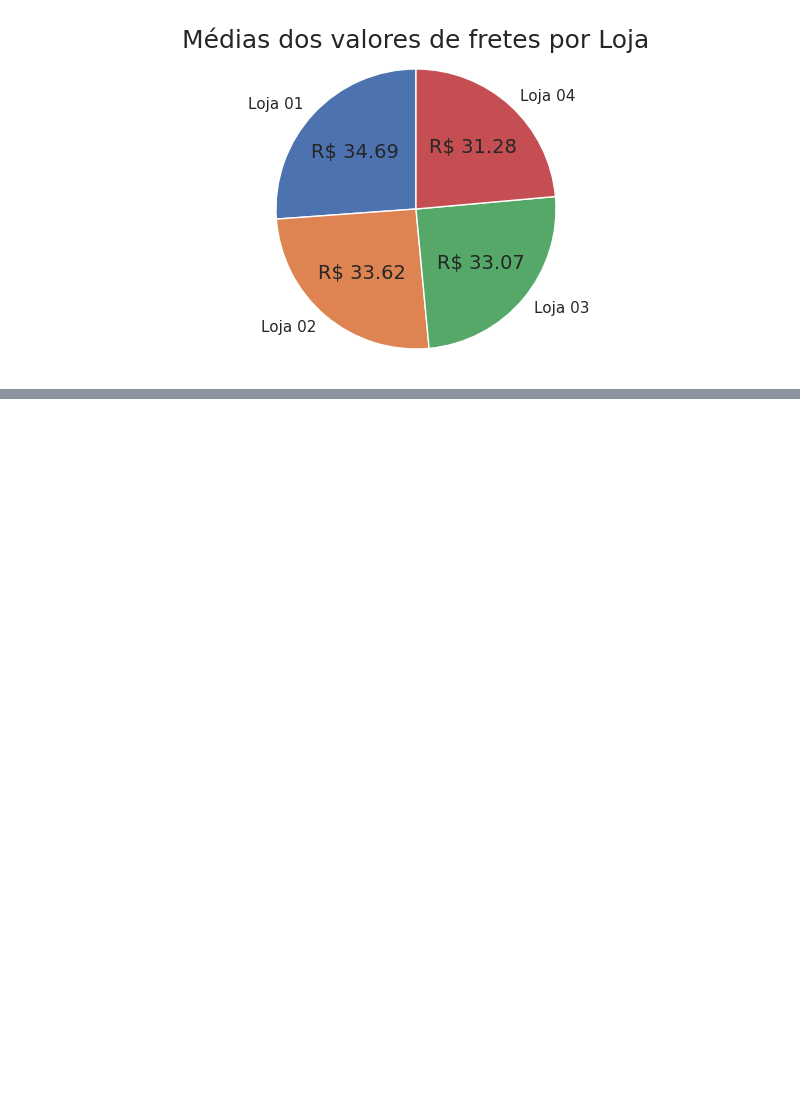
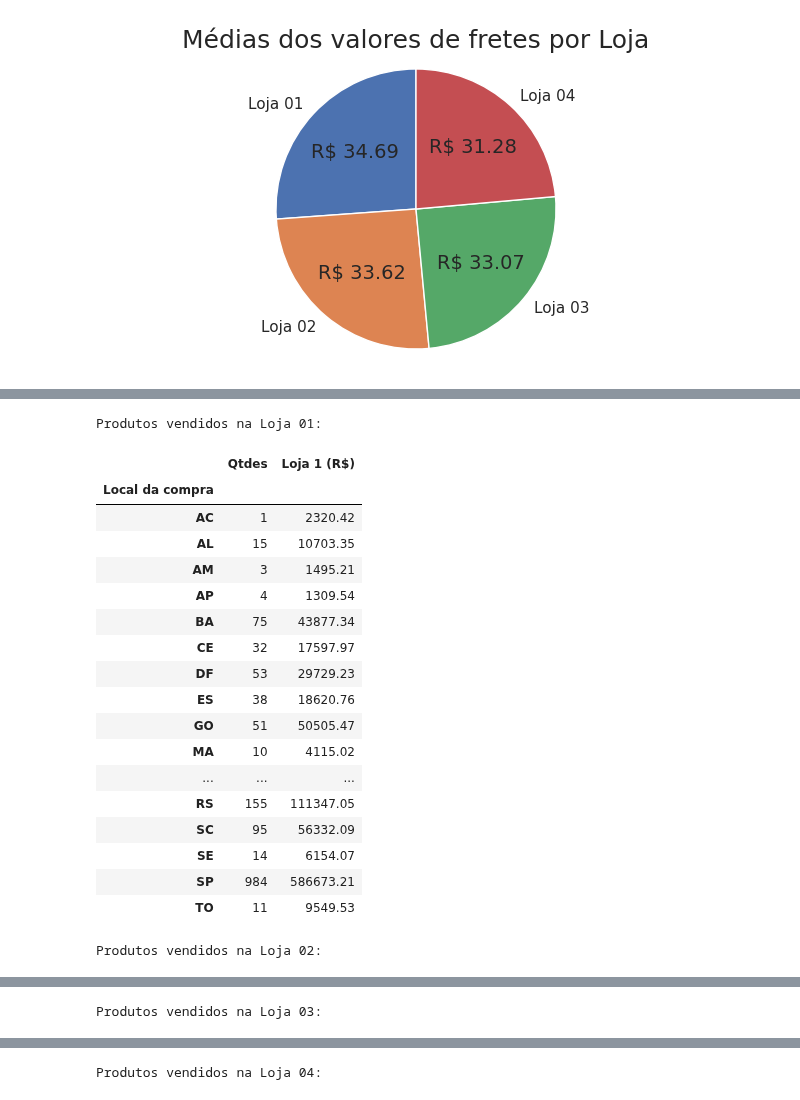
Before and after one commit to carlos-000-carlos/Challenge_1-Alura_Store-Cabral, a Jupyter notebook: AluraStoreBr.ipynb, the cells around one changed output, grey strips where cells are left out. Saved outputs shown, nothing was run; the diff lists cells and outputs as text; code cells hidden in the pictures; blank space fills up the shorter version.

```diff
--- a/AluraStoreBr.ipynb
+++ b/AluraStoreBr.ipynb
@@ -1013,0 +1164,78 @@ plt.show()
+# %%
+import pandas as pd
+from IPython.display import display, HTML
+
+
+
+p = 'Produto'
+p1 ='Qtdes'
+p2 = 'Preço'
+p3 = 'Categoria do Produto'
+p5 = 'Local da compra'
+
+qtdes_produtos = []
+top_produtos = []
+
+for i in range(len(lojas)):
+    qtde_1 = lojas[i].groupby(p5)[[p2]].count()
+    qtde_1 = qtde_1.rename(columns={p2 : p1}).join(lojas[i].groupby(p5)[[p2]].sum().round(2))
+    qtde_1 = qtde_1.rename(columns={p2 : f'Loja {i + 1} (R$)'})
+    qtdes_produtos.append(qtde_1)
+    qtde_1 = pd.concat([qtde_1.head(5), qtde_1.tail(5)])
+    top_produtos.append(qtde_1)
+
+# 1. Converter cada DataFrame para string HTML
+html_qtde_1 = qtdes_produtos[0].to_html()
+html_qtde_2 = qtdes_produtos[1].to_html()
+html_qtde_3 = qtdes_produtos[2].to_html()
+html_qtde_4 = qtdes_produtos[3].to_html()
+
+# 3. Combinar os HTMLs em uma estrutura com CSS para layout lado a lado
+# Utilizamos divs com a propriedade 'display: inline-block' para alinhar os elementos
+# e 'margin' para dar espaço entre eles.
+
+combined_html_3 = f"""
+<div>
+    <div style="display: inline-block; margin-right: 20px;">
+        <h3>Produtos vendidos na Loja 01:</h3>
+        {html_qtde_1}
+    </div>
+    <div style="display: inline-block; margin-right: 20px;">
+        <h3>Produtos vendidos na Loja 02:</h3>
+        {html_qtde_2}
+    </div>
+    <div style="display: inline-block; margin-right: 20px;">
+        <h3>Produtos vendidos na Loja 03:</h3>
+        {html_qtde_3}
+    </div>
+    <div style="display: inline-block;">
+        <h3>Produtos vendidos na Loja 04:</h3>
+        {html_qtde_4}
+    </div>
+</div>
+"""
+pd.set_option('display.max_colwidth', None)
+
+# 4. Exibir o HTML combinado na célula do Colab
+display(HTML(combined_html_3))
+# %% [output]
+Produtos vendidos na Loja 01:
+|  | Qtdes | Loja 1 (R$) |
+| Local da compra |  |  |
+| AC | 1 | 2320.42 |
+| AL | 15 | 10703.35 |
+| AM | 3 | 1495.21 |
+| AP | 4 | 1309.54 |
+| BA | 75 | 43877.34 |
+| CE | 32 | 17597.97 |
+| DF | 53 | 29729.23 |
+| ES | 38 | 18620.76 |
+| GO | 51 | 50505.47 |
+| MA | 10 | 4115.02 |
+| ... | ... | ... |
+| RS | 155 | 111347.05 |
+| SC | 95 | 56332.09 |
+| SE | 14 | 6154.07 |
+| SP | 984 | 586673.21 |
+| TO | 11 | 9549.53 |
+Produtos vendidos na Loja 02:
@@ -1013,0 +1260 @@ plt.show()
+Produtos vendidos na Loja 03:
@@ -1013,0 +1279 @@ plt.show()
+Produtos vendidos na Loja 04:
```
Also changed, not shown: parts of 3 cells of this notebook.
